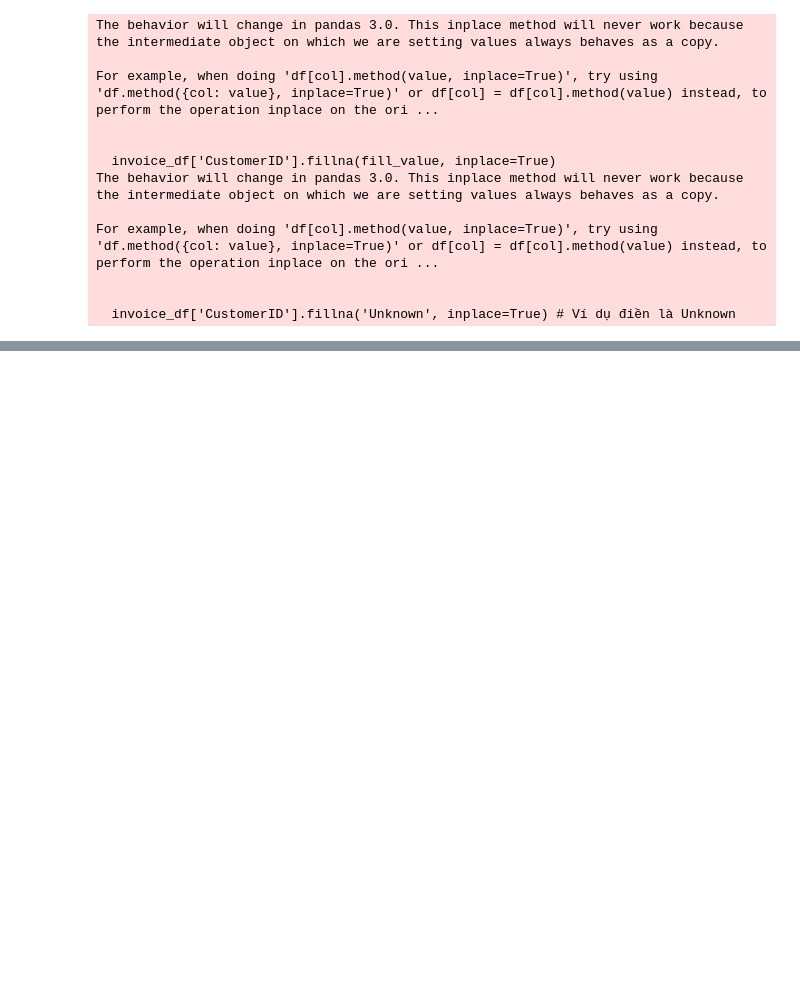
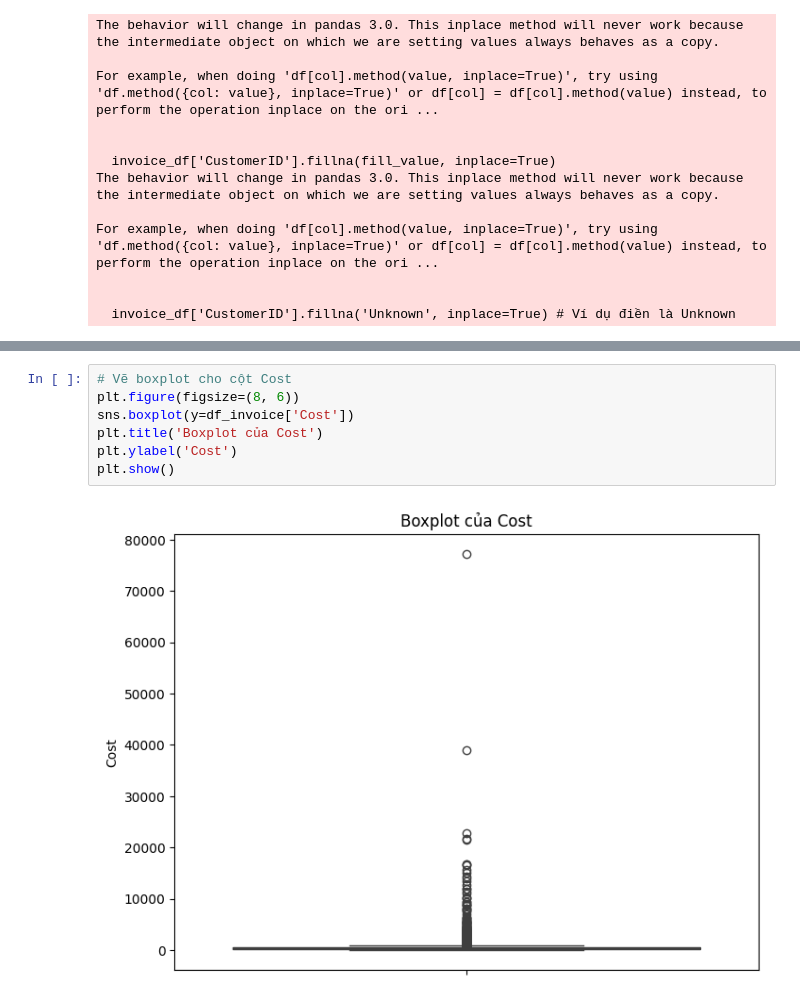
Before and after one commit to ntlong81/Python_TKT64, a Jupyter notebook: Lecture_7_project_RFM.ipynb, the cells around one changed output, grey strips where cells are left out. Drawn from its saved outputs; the diff is of its cells as text; blank space fills up the shorter version.

```diff
--- a/Lecture_7_project_RFM.ipynb
+++ b/Lecture_7_project_RFM.ipynb
@@ -171,0 +256,9 @@ memory usage: 17.6+ MB
+# %%
+# Vẽ boxplot cho cột Cost
+plt.figure(figsize=(8, 6))
+sns.boxplot(y=df_invoice['Cost'])
+plt.title('Boxplot của Cost')
+plt.ylabel('Cost')
+plt.show()
+# %% [output]
+[figure, added]
```
Also changed, not shown: parts of 19 cells of this notebook.
